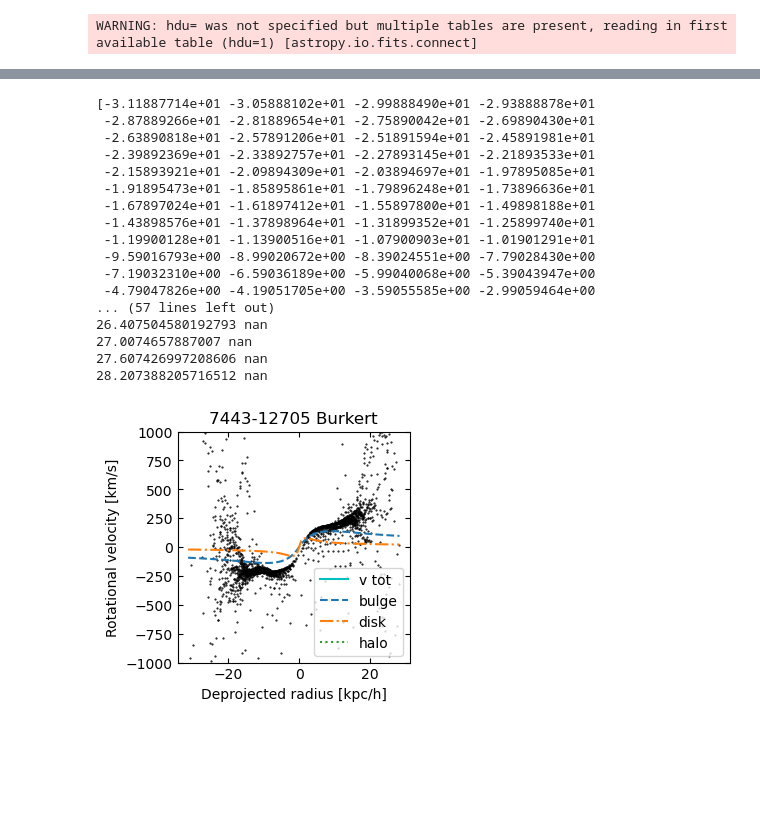
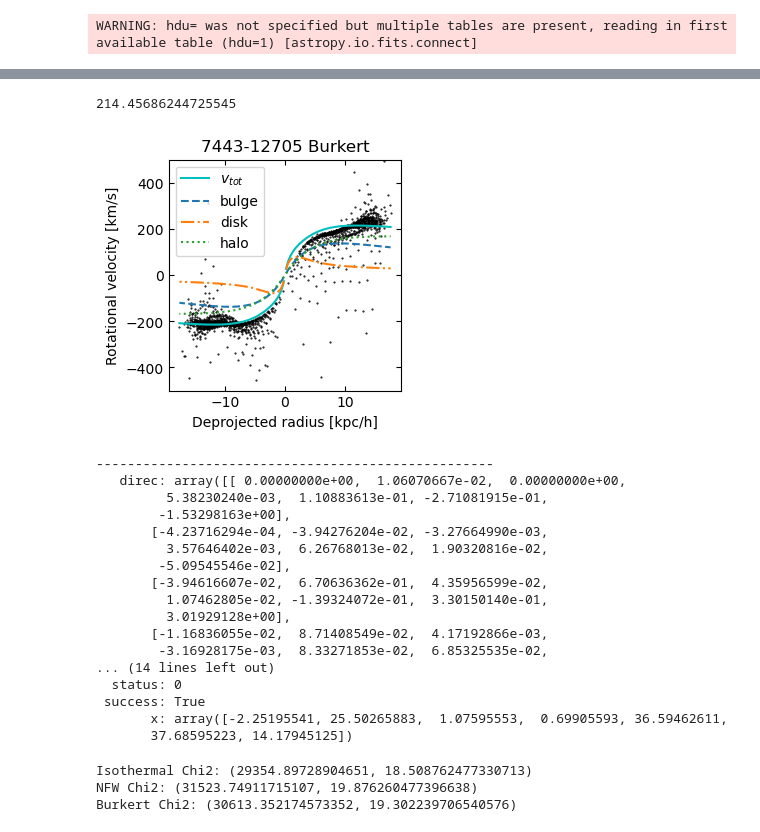
Before and after one commit to athenacat/RotationCurve, a Jupyter notebook: 2D_RC/combination_fit_test.ipynb, the cells around one changed output, grey strips where cells are left out. Cells and saved outputs as stored; diff of their text form; code cells hidden in the pictures; blank space fills up the shorter version.

```diff
--- a/2D_RC/combination_fit_test.ipynb
+++ b/2D_RC/combination_fit_test.ipynb
@@ -53,7 +53,12 @@ phi = DRP_table['nsa_elpetro_phi'][i_DRP]
 print(incl)
 print(phi)
 z = DRP_table['nsa_z'][i_DRP]
-map_mask = maps['Ha_vel_mask']
+print(z)
+SN_map = maps['Ha_flux'] * np.sqrt(maps['Ha_flux_ivar'])
+map_mask = maps['Ha_vel_mask'] + (SN_map < 5)
+
+
+
 
 maps['vmasked'] = ma.array(maps['Ha_vel'], mask=map_mask)
 maps['ivarmasked'] = ma.array(maps['Ha_vel_ivar'], mask=map_mask)
@@ -75,4 +86,7 @@ param = [incl, phi, x_center, y_center]
 # %%
+
+
+#0.11259096400658039, 0.7257461163584406, 35.49489300431426, 36.873046417018436
 mass_data_table = calc_mass_curve(sMass_density,
                                           sMass_density_err,
                                           maps['r_band'],
@@ -86,7 +100,7 @@ mass_data_table = calc_mass_curve(sMass_density,
 print(gal_ID, "mass curve calculated")
 param_outputs = fit_mass_curve(mass_data_table,
                                        gal_ID,
-                                       fit_function)
+                                       fit_function, IMAGE_DIR=r"C:\Users\Lara\Documents\rotationcurves", IMAGE_FORMAT='png')
 print(param_outputs)
 # %% [output]
 finding mass curve
@@ -96,5 +109,5 @@ finding mass curve
 # %%
-SigD = 651.7835239882832
-Rd = 0.8827322508593658
-rho_bulge = 123265011.61568671
-R_bulge = 2.7068887082844193
+SigD = param_outputs["Sigma_disk"]
+Rd = param_outputs["R_disk"]
+rho_bulge = param_outputs["rho_bulge"]
+R_bulge = param_outputs["R_bulge"]
@@ -123,6 +140,6 @@ best_fit_NFW = parameterfit_NFW(param, param_outputs['rho_bulge'], param_outputs
 # %%
-best_fit_bur = parameterfit_bur(param, param_outputs['rho_bulge'], param_outputs['R_bulge'],
-                                        param_outputs['Sigma_disk'], param_outputs['R_disk'], scale, shape,
+best_fit_bur =parameterfit_bur(param, rho_bulge, R_bulge,
+                                        SigD, Rd, scale, shape,
                                         maps['vmasked'], maps['ivarmasked'], map_mask)
 # %% [output]
 ---------------------------------------------------
@@ -216,22 +224,30 @@ No artists with labels found to put in legend.  Note that artists whose label st
 # %%
-
-RC.plot_rot_curve(maps['vmasked'],maps['ivarmasked'],bur_fit,scale,gal_ID,'Burkert')
+bur_test=[rho_bulge, R_bulge,SigD, Rd, -1.5, 40,incl,phi,37,37,23]
+RC.plot_rot_curve(maps['vmasked'],maps['ivarmasked'], bur_fit,scale,gal_ID,'Burkert')
+plt.gca().set_ylim(-500,500);
+#plt.gca().set_xlim(-15,15);
 # %% [output]
-[-3.11887714e+01 -3.05888102e+01 -2.99888490e+01 -2.93888878e+01
- -2.87889266e+01 -2.81889654e+01 -2.75890042e+01 -2.69890430e+01
- -2.63890818e+01 -2.57891206e+01 -2.51891594e+01 -2.45891981e+01
- -2.39892369e+01 -2.33892757e+01 -2.27893145e+01 -2.21893533e+01
- -2.15893921e+01 -2.09894309e+01 -2.03894697e+01 -1.97895085e+01
- -1.91895473e+01 -1.85895861e+01 -1.79896248e+01 -1.73896636e+01
- -1.67897024e+01 -1.61897412e+01 -1.55897800e+01 -1.49898188e+01
- -1.43898576e+01 -1.37898964e+01 -1.31899352e+01 -1.25899740e+01
- -1.19900128e+01 -1.13900516e+01 -1.07900903e+01 -1.01901291e+01
- -9.59016793e+00 -8.99020672e+00 -8.39024551e+00 -7.79028430e+00
- -7.19032310e+00 -6.59036189e+00 -5.99040068e+00 -5.39043947e+00
- -4.79047826e+00 -4.19051705e+00 -3.59055585e+00 -2.99059464e+00
-... (57 lines left out)
-26.407504580192793 nan
-27.0074657887007 nan
-27.607426997208606 nan
-28.207388205716512 nan
+214.45686244725545
-[figure, old version]
+[figure, new version]
+# %%
+best_fit_NFW_test = parameterfit_NFW(param, rho_bulge, R_bulge,
+                                        SigD, Rd, scale, shape,
+                                        maps['vmasked'], maps['ivarmasked'], map_mask)
+# %% [output]
+---------------------------------------------------
+   direc: array([[ 0.00000000e+00,  1.06070667e-02,  0.00000000e+00,
+         5.38230240e-03,  1.10883613e-01, -2.71081915e-01,
+        -1.53298163e+00],
+       [-4.23716294e-04, -3.94276204e-02, -3.27664990e-03,
+         3.57646402e-03,  6.26768013e-02,  1.90320816e-02,
+        -5.09545546e-02],
+       [-3.94616607e-02,  6.70636362e-01,  4.35956599e-02,
+         1.07462805e-02, -1.39324072e-01,  3.30150140e-01,
+         3.01929128e+00],
+       [-1.16836055e-02,  8.71408549e-02,  4.17192866e-03,
+        -3.16928175e-03,  8.33271853e-02,  6.85325535e-02,
+... (14 lines left out)
+  status: 0
+ success: True
+       x: array([-2.25195541, 25.50265883,  1.07595553,  0.69905593, 36.59462611,
+       37.68595223, 14.17945125])
@@ -237,0 +257,8 @@ RC.plot_rot_curve(maps['vmasked'],maps['ivarmasked'],bur_fit,scale,gal_ID,'Burke
+# %%
+print("Isothermal Chi2:", chi2(maps['vmasked'],maps['ivarmasked'], map_mask, shape, scale, iso_fit, "Isothermal"))
+print("NFW Chi2:", chi2(maps['vmasked'],maps['ivarmasked'], map_mask, shape, scale, NFW_fit, "NFW"))
+print("Burkert Chi2:", chi2(maps['vmasked'],maps['ivarmasked'], map_mask, shape, scale, bur_fit, "Burkert"))
+# %% [output]
+Isothermal Chi2: (29354.89728904651, 18.508762477330713)
+NFW Chi2: (31523.74911715107, 19.876260477396638)
+Burkert Chi2: (30613.352174573352, 19.302239706540576)
```
Also changed, not shown: parts of 17 cells of this notebook, 2 other files.
